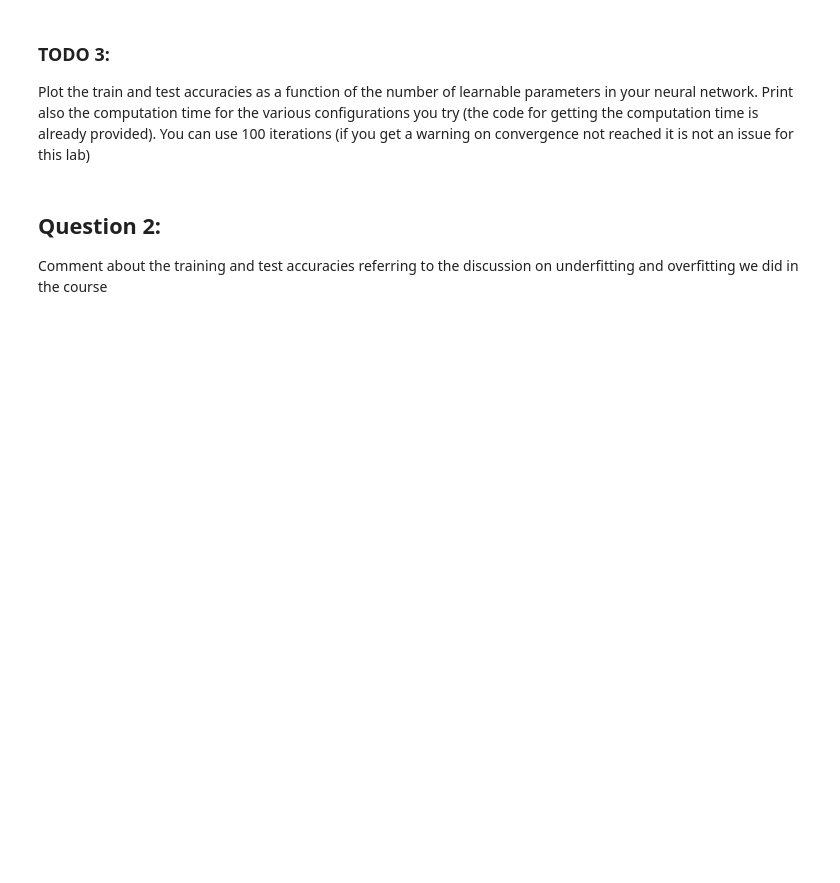
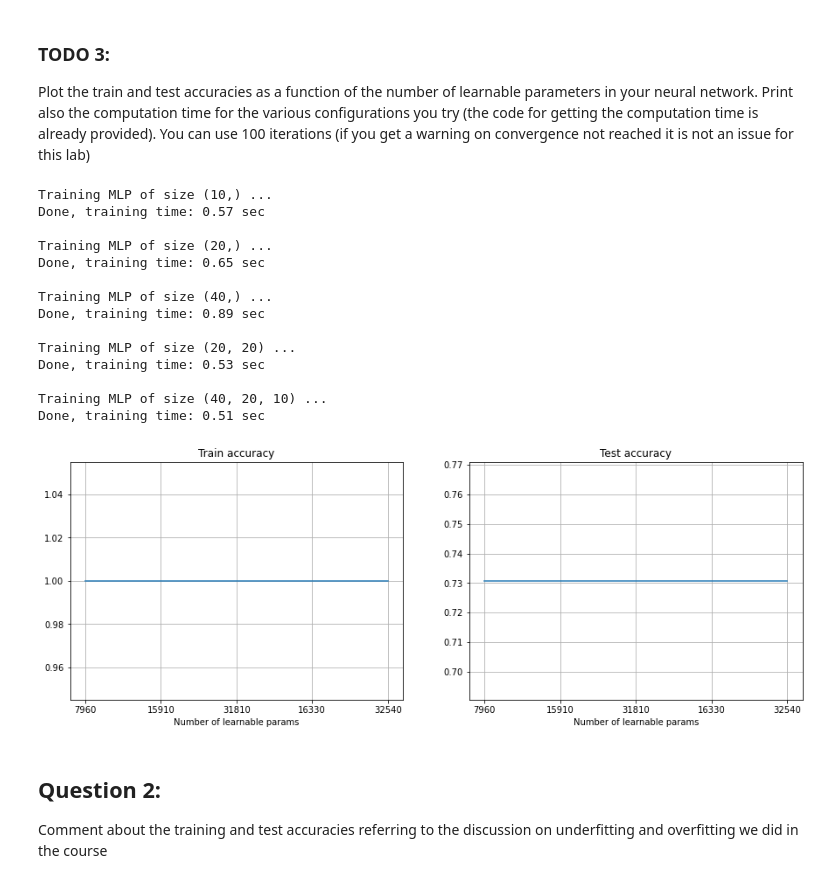
Before and after one commit to vittorioexp/machine-learning-exercises, a Jupyter notebook: homework3/esposito_vittorio_lab3.ipynb, the cells around one changed output. Drawn from its saved outputs; the diff is of its cells as text; code cells hidden in the pictures; blank space fills up the shorter version.

```diff
--- a/homework3/esposito_vittorio_lab3.ipynb
+++ b/homework3/esposito_vittorio_lab3.ipynb
@@ -48,7 +50,8 @@ def load_mnist(path, kind='train'):
 # TODO
 Set as seed for the random generator your Student ID (you can use your "numero di matricola"). Try to change the seed to see the impact of the randomization.
 # %%
-ID = 1234
+# Esposito Vittorio
+ID = 2005795
 np.random.seed(ID)
 # %%
 #load the MNIST dataset and let's normalize the features so that each value is in [0,1]
@@ -112,15 +132,12 @@ mlp = MLPClassifier(max_iter=100, alpha=1e-4, solver='sgd',
                     tol=1e-4, random_state=ID,
                     learning_rate_init=.1)
 
-#ADD YOUR CODE
+s = GridSearchCV(mlp, parameters, cv=5).fit(X_train, y_train)
 
 print ('RESULTS FOR NN\n')
 
-print("Best parameters set found:")
-#ADD YOUR CODE
+print("Best parameters set found:" + str(s.best_params_['hidden_layer_sizes']) + "\n")
 
-print("Score with best parameters:")
-#ADD YOUR CODE
+print("Score with best parameters:" + str(s.best_score_) + "\n")
 
-print("\nAll scores on the grid:")
-#ADD YOUR CODE
+print("\nAll scores on the grid:" + str(s.cv_results_['mean_test_score']) + "\n")
@@ -178,38 +230,60 @@ def param_count(hl_size):
     tot += (hl_size[-1]+1)*output_size
     return tot
 
 hl_sizes = [(10,), (20,), (40,), (20,20,), (40,20,10)]
 hl_labels = [param_count(t) for t in hl_sizes]
 
 ti = time.time()
 train_acc_list, test_acc_list = [], []
 for hl_size in hl_sizes:
     print('Training MLP of size {} ...'.format(hl_size))
-    mlp = #ADD YOUR CODE
+    mlp_2 = MLPClassifier(
+        hidden_layer_sizes=s.best_params_['hidden_layer_sizes'],
+        max_iter=100,
+        alpha=1e-4,
+        solver='sgd',
+        tol=1e-4,
+        random_state=ID,
+        learning_rate_init=.1)\
+        .fit(X_train, y_train)
 
-    #ADD YOUR CODE
-
-    train_acc_list.append(mlp.score(X_train, y_train))
-    test_acc_list.append(mlp.score(X_test, y_test))
+    train_acc_list.append(mlp_2.score(X_train, y_train))
+    test_acc_list.append(mlp_2.score(X_test, y_test))
     print('Done, training time: {:.2f} sec\n'.format(time.time()-ti))
     ti = time.time()
 
 fig, ax = plt.subplots(1,2, figsize=(15,5))
 
 
 ax[0].plot(train_acc_list)
 ax[0].set_xlabel('Number of learnable params')
 ax[0].set_title('Train accuracy')
 ax[0].set_xticks(np.arange(0,len(hl_labels)))
 ax[0].set_xticklabels(hl_labels)
 ax[0].grid(True)
 
 ax[1].plot(test_acc_list)
 ax[1].set_xlabel('Number of learnable params')
 ax[1].set_title('Test accuracy')
 ax[1].set_xticks(np.arange(0,len(hl_labels)))
 ax[1].set_xticklabels(hl_labels)
 ax[1].grid(True)
+# %% [output]
+Training MLP of size (10,) ...
+Done, training time: 0.57 sec
+
+Training MLP of size (20,) ...
+Done, training time: 0.65 sec
+
+Training MLP of size (40,) ...
+Done, training time: 0.89 sec
+
+Training MLP of size (20, 20) ...
+Done, training time: 0.53 sec
+
+Training MLP of size (40, 20, 10) ...
+Done, training time: 0.51 sec
+[figure, added]
 # %% [markdown]
 ## Question 2:
 
```
Also changed, not shown: parts of 8 cells of this notebook.
